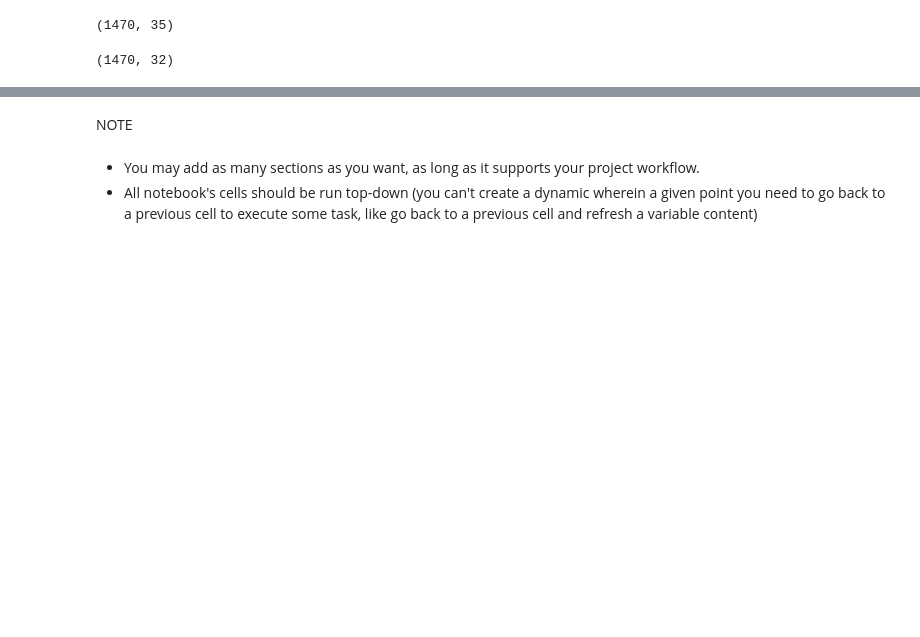
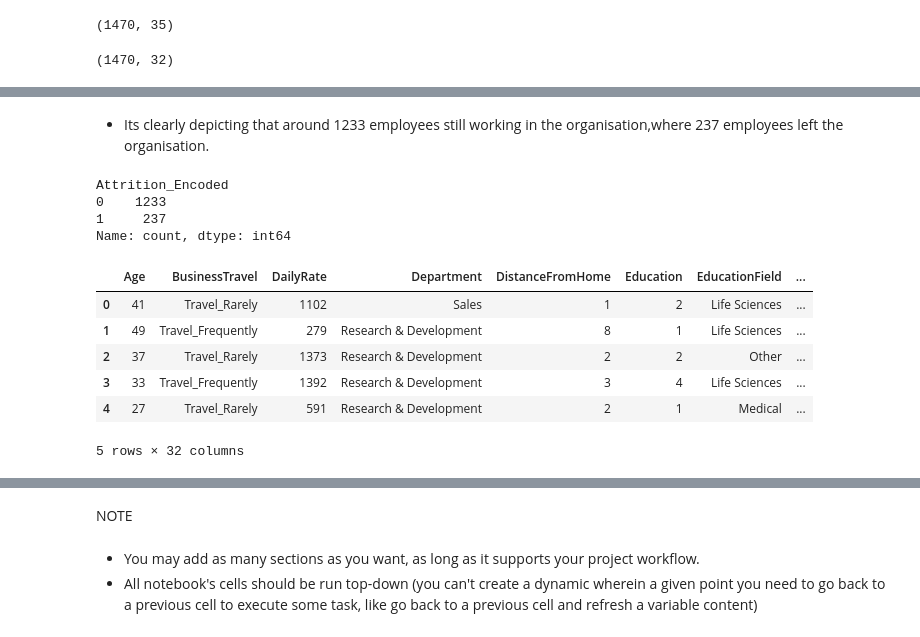
Before and after one commit to kuriakosepanicker-hub/HR_EMPLOYEE_ATTRITION_IBM, a Jupyter notebook: jupyter_notebooks/Employee_Attrition_ETL.ipynb, the cells around one changed output, grey strips where cells are left out. Cells and saved outputs as stored; diff of their text form; code cells hidden in the pictures; blank space fills up the shorter version.

```diff
--- a/jupyter_notebooks/Employee_Attrition_ETL.ipynb
+++ b/jupyter_notebooks/Employee_Attrition_ETL.ipynb
@@ -207,0 +219,24 @@ Section 3 content
+# %% [markdown]
+* Its clearly depicting that around 1233 employees still working in the organisation,where 237 employees left the organisation.
+# %%
+# Binary encoding: Yes = 1, No = 0
+df_analysis['Attrition_Encoded'] = df_analysis["Attrition"].map({"Yes": 1, "No": 0})
+df_analysis['Attrition_Encoded'].value_counts()
+# %% [output]
+Attrition_Encoded
+0    1233
+1     237
+Name: count, dtype: int64
+# %%
+# Now we can take out the Column "Attrition" and keep "Attrition_Encoded" Columninstead.
+
+df_analysis = df_analysis.drop(columns=['Attrition'])
+df_analysis.head()
+# %% [output]
+|  | Age | BusinessTravel | DailyRate | Department | DistanceFromHome | Education | EducationField | ... |
+| 0 | 41 | Travel_Rarely | 1102 | Sales | 1 | 2 | Life Sciences | ... |
+| 1 | 49 | Travel_Frequently | 279 | Research & Development | 8 | 1 | Life Sciences | ... |
+| 2 | 37 | Travel_Rarely | 1373 | Research & Development | 2 | 2 | Other | ... |
+| 3 | 33 | Travel_Frequently | 1392 | Research & Development | 3 | 4 | Life Sciences | ... |
+| 4 | 27 | Travel_Rarely | 591 | Research & Development | 2 | 1 | Medical | ... |
+5 rows × 32 columns
```
Also changed, not shown: parts of 15 cells of this notebook, 1 other file.
